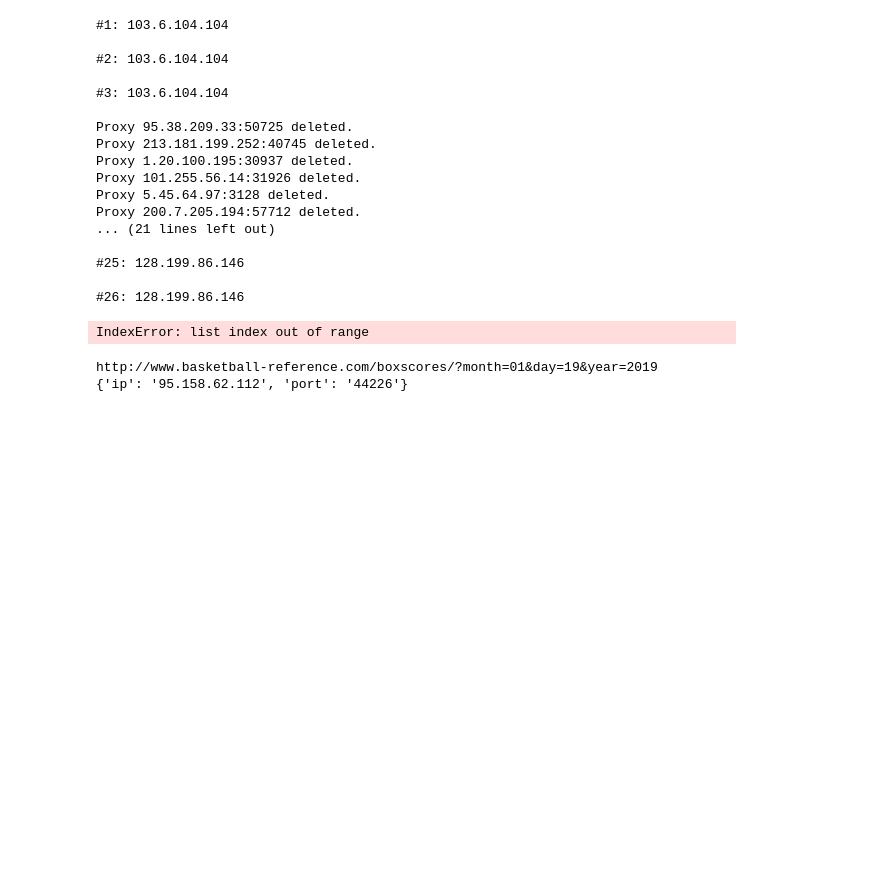
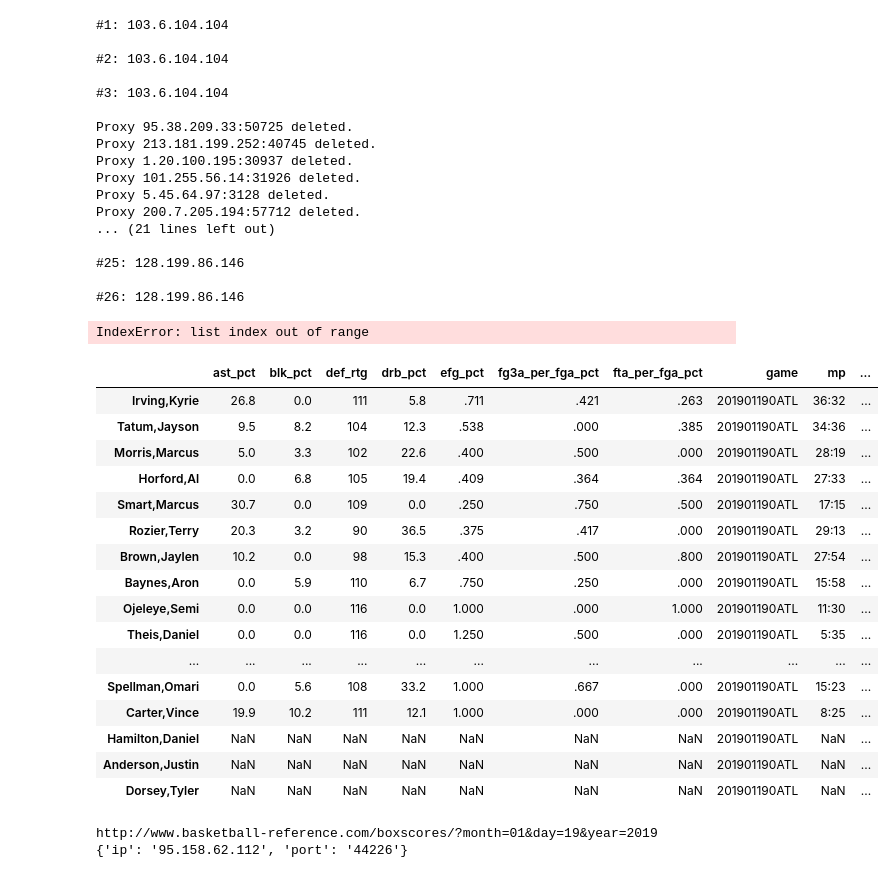
Before and after one commit to bchnge/scrape-nba, a Jupyter notebook: scrape.ipynb, the cells around one changed output. Cells and saved outputs as stored; diff of their text form; code cells hidden in the pictures; blank space fills up the shorter version.

```diff
--- a/scrape.ipynb
+++ b/scrape.ipynb
@@ -104,9 +104,10 @@ def get_games_from_date(month, day, year):
     return(links)
 # %%
 def get_stat_from_tr(tr):
-    return({tr.find('th')['csk']: [{x['data-stat']: x.text} for x in tr.find_all('td')]})
+    return([tr.find('th')['csk'], dict([(x['data-stat'], x.text) for x in tr.find_all('td')])])
 # %%
 def get_table_from_game(u):
+    game_name = u.split('/')[-1].split('.')[0]
     proxy_index = random_proxy()
     proxy = proxies[proxy_index]
 
@@ -115,13 +116,42 @@ def get_table_from_game(u):
 
     html = urlopen(req)
     soup = BeautifulSoup(html)
+    tables = soup.find_all('table', attrs={'class': 'stats_table'})
+    table_tuples = [(tbl['id'].split('_')[1], [tr for tr in tbl.find_all('tr') if tr.find('th').has_attr('csk')]) for tbl in tables]
     # Get all of the rows whose first header contains the csk attribute
-    trs = [tr for tr in soup.find_all('tr') if tr.find('th').has_attr('csk')]
+    # trs = [tr for tr in soup.find_all('tr') if tr.find('th').has_attr('csk')]
+    data = [(tbl_tup[0], [get_stat_from_tr(tr) for tr in tbl_tup[1]]) for tbl_tup in table_tuples]
 
-    data = [get_stat_from_tr(tr) for tr in trs]
-    return(data)
+    d = {}
+    for tbl in data:
+        team = tbl[0]
+        for player in tbl[1]:
+            player_name = player[0]
+            d[player_name] = {**{'team': team, 'game': game_name}, **player[1]}
+    df = pd.DataFrame(d).T
+    return(df)
 # %%
 data = get_table_from_game('http://www.basketball-reference.com/boxscores/201901190ATL.html')
+# %%
+data
+# %% [output]
+|  | ast_pct | blk_pct | def_rtg | drb_pct | efg_pct | fg3a_per_fga_pct | fta_per_fga_pct | game | mp | ... |
+| Irving,Kyrie | 26.8 | 0.0 | 111 | 5.8 | .711 | .421 | .263 | 201901190ATL | 36:32 | ... |
+| Tatum,Jayson | 9.5 | 8.2 | 104 | 12.3 | .538 | .000 | .385 | 201901190ATL | 34:36 | ... |
+| Morris,Marcus | 5.0 | 3.3 | 102 | 22.6 | .400 | .500 | .000 | 201901190ATL | 28:19 | ... |
+| Horford,Al | 0.0 | 6.8 | 105 | 19.4 | .409 | .364 | .364 | 201901190ATL | 27:33 | ... |
+| Smart,Marcus | 30.7 | 0.0 | 109 | 0.0 | .250 | .750 | .500 | 201901190ATL | 17:15 | ... |
+| Rozier,Terry | 20.3 | 3.2 | 90 | 36.5 | .375 | .417 | .000 | 201901190ATL | 29:13 | ... |
+| Brown,Jaylen | 10.2 | 0.0 | 98 | 15.3 | .400 | .500 | .800 | 201901190ATL | 27:54 | ... |
+| Baynes,Aron | 0.0 | 5.9 | 110 | 6.7 | .750 | .250 | .000 | 201901190ATL | 15:58 | ... |
+| Ojeleye,Semi | 0.0 | 0.0 | 116 | 0.0 | 1.000 | .000 | 1.000 | 201901190ATL | 11:30 | ... |
+| Theis,Daniel | 0.0 | 0.0 | 116 | 0.0 | 1.250 | .500 | .000 | 201901190ATL | 5:35 | ... |
+| ... | ... | ... | ... | ... | ... | ... | ... | ... | ... | ... |
+| Spellman,Omari | 0.0 | 5.6 | 108 | 33.2 | 1.000 | .667 | .000 | 201901190ATL | 15:23 | ... |
+| Carter,Vince | 19.9 | 10.2 | 111 | 12.1 | 1.000 | .000 | .000 | 201901190ATL | 8:25 | ... |
+| Hamilton,Daniel | NaN | NaN | NaN | NaN | NaN | NaN | NaN | 201901190ATL | NaN | ... |
+| Anderson,Justin | NaN | NaN | NaN | NaN | NaN | NaN | NaN | 201901190ATL | NaN | ... |
+| Dorsey,Tyler | NaN | NaN | NaN | NaN | NaN | NaN | NaN | 201901190ATL | NaN | ... |
 # %%
 get_games_from_date(1, 19, 2019)
 # %% [output]
```
